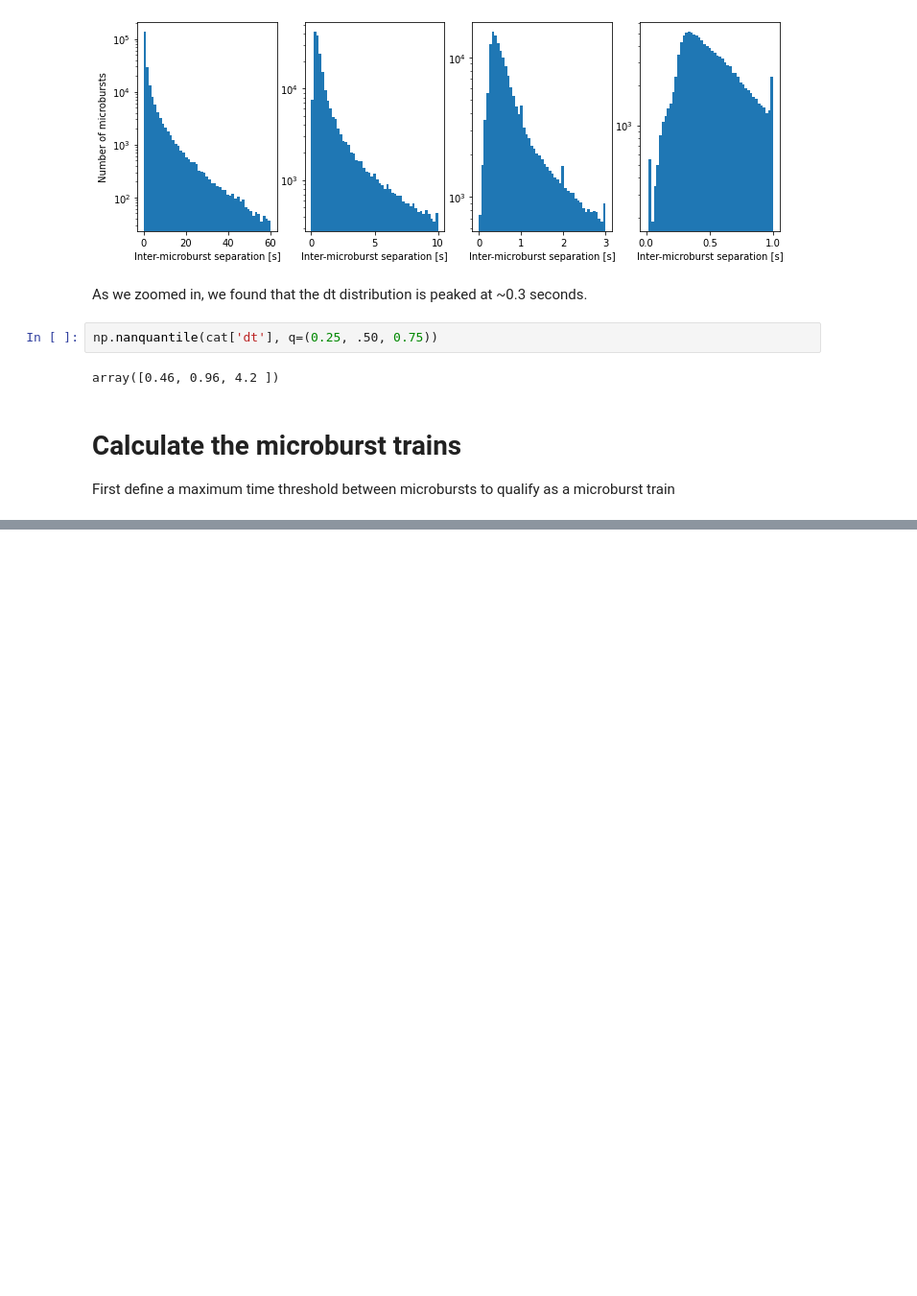
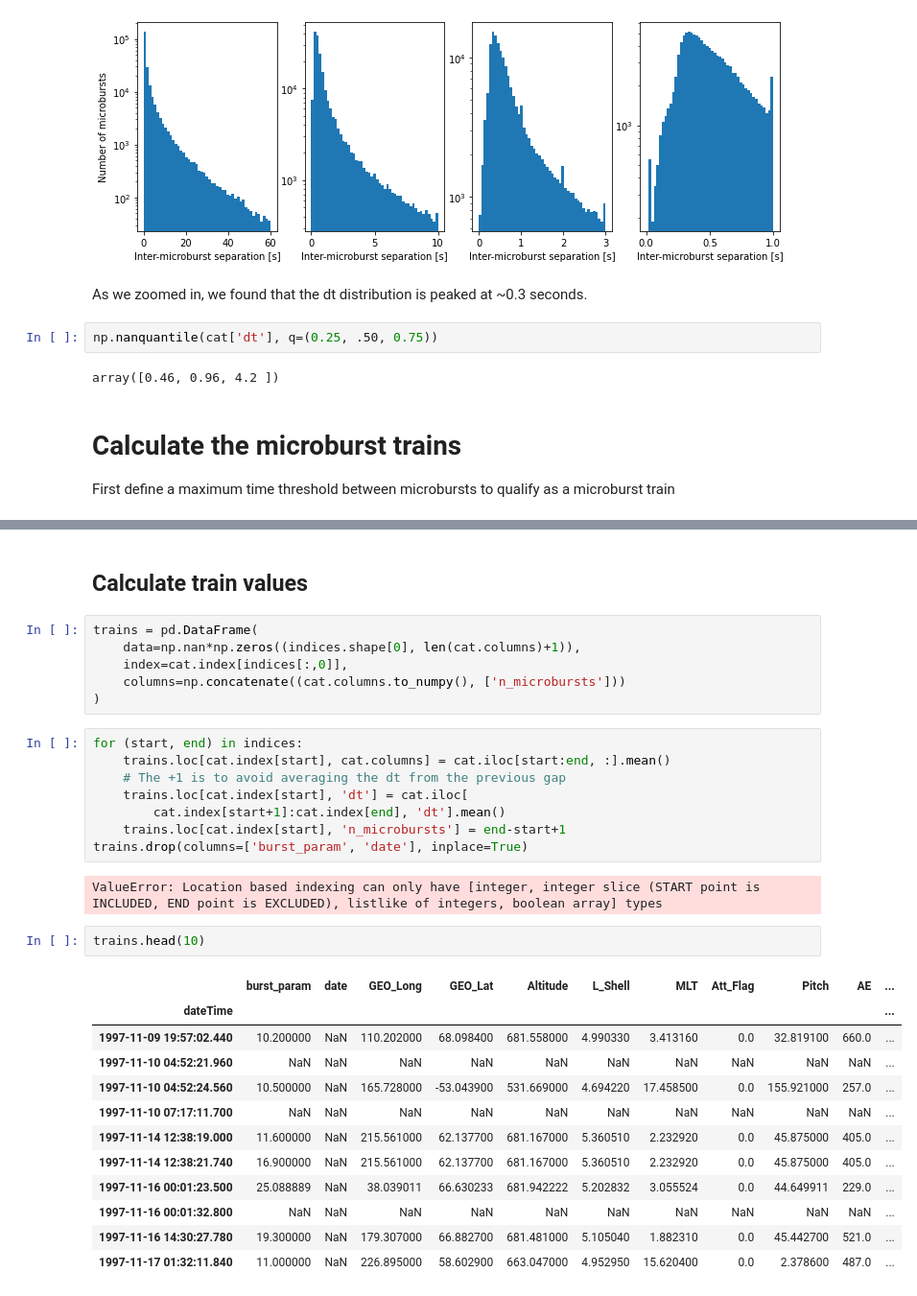
Before and after one commit to mshumko/sampex_microburst_indices, a Jupyter notebook: sampex_microburst_indices/analysis/microburst_trains.ipynb, the cells around one changed output, grey strips where cells are left out. Shown at 96% size. Cells and saved outputs as stored; diff of their text form; blank space fills up the shorter version.

Commit message:
Developing the trains data structure.

```diff
--- a/sampex_microburst_indices/analysis/microburst_trains.ipynb
+++ b/sampex_microburst_indices/analysis/microburst_trains.ipynb
@@ -134,0 +142,33 @@ With threshold less than 1 s, there should be three trains: microbursts on rows
+# %% [markdown]
+## Calculate train values
+# %%
+trains = pd.DataFrame(
+    data=np.nan*np.zeros((indices.shape[0], len(cat.columns)+1)),
+    index=cat.index[indices[:,0]],
+    columns=np.concatenate((cat.columns.to_numpy(), ['n_microbursts']))
+)
+# %%
+for (start, end) in indices:
+    trains.loc[cat.index[start], cat.columns] = cat.iloc[start:end, :].mean()
+    # The +1 is to avoid averaging the dt from the previous gap
+    trains.loc[cat.index[start], 'dt'] = cat.iloc[
+        cat.index[start+1]:cat.index[end], 'dt'].mean()
+    trains.loc[cat.index[start], 'n_microbursts'] = end-start+1
+trains.drop(columns=['burst_param', 'date'], inplace=True)
+# %% [output]
+ValueError: Location based indexing can only have [integer, integer slice (START point is INCLUDED, END point is EXCLUDED), listlike of integers, boolean array] types
+# %%
+trains.head(10)
+# %% [output]
+|  | burst_param | date | GEO_Long | GEO_Lat | Altitude | L_Shell | MLT | Att_Flag | Pitch | AE | ... |
+| dateTime |  |  |  |  |  |  |  |  |  |  | ... |
+| 1997-11-09 19:57:02.440 | 10.200000 | NaN | 110.202000 | 68.098400 | 681.558000 | 4.990330 | 3.413160 | 0.0 | 32.819100 | 660.0 | ... |
+| 1997-11-10 04:52:21.960 | NaN | NaN | NaN | NaN | NaN | NaN | NaN | NaN | NaN | NaN | ... |
+| 1997-11-10 04:52:24.560 | 10.500000 | NaN | 165.728000 | -53.043900 | 531.669000 | 4.694220 | 17.458500 | 0.0 | 155.921000 | 257.0 | ... |
+| 1997-11-10 07:17:11.700 | NaN | NaN | NaN | NaN | NaN | NaN | NaN | NaN | NaN | NaN | ... |
+| 1997-11-14 12:38:19.000 | 11.600000 | NaN | 215.561000 | 62.137700 | 681.167000 | 5.360510 | 2.232920 | 0.0 | 45.875000 | 405.0 | ... |
+| 1997-11-14 12:38:21.740 | 16.900000 | NaN | 215.561000 | 62.137700 | 681.167000 | 5.360510 | 2.232920 | 0.0 | 45.875000 | 405.0 | ... |
+| 1997-11-16 00:01:23.500 | 25.088889 | NaN | 38.039011 | 66.630233 | 681.942222 | 5.202832 | 3.055524 | 0.0 | 44.649911 | 229.0 | ... |
+| 1997-11-16 00:01:32.800 | NaN | NaN | NaN | NaN | NaN | NaN | NaN | NaN | NaN | NaN | ... |
+| 1997-11-16 14:30:27.780 | 19.300000 | NaN | 179.307000 | 66.882700 | 681.481000 | 5.105040 | 1.882310 | 0.0 | 45.442700 | 521.0 | ... |
+| 1997-11-17 01:32:11.840 | 11.000000 | NaN | 226.895000 | 58.602900 | 663.047000 | 4.952950 | 15.620400 | 0.0 | 2.378600 | 487.0 | ... |
```
Also changed, not shown: parts of 8 cells of this notebook.
